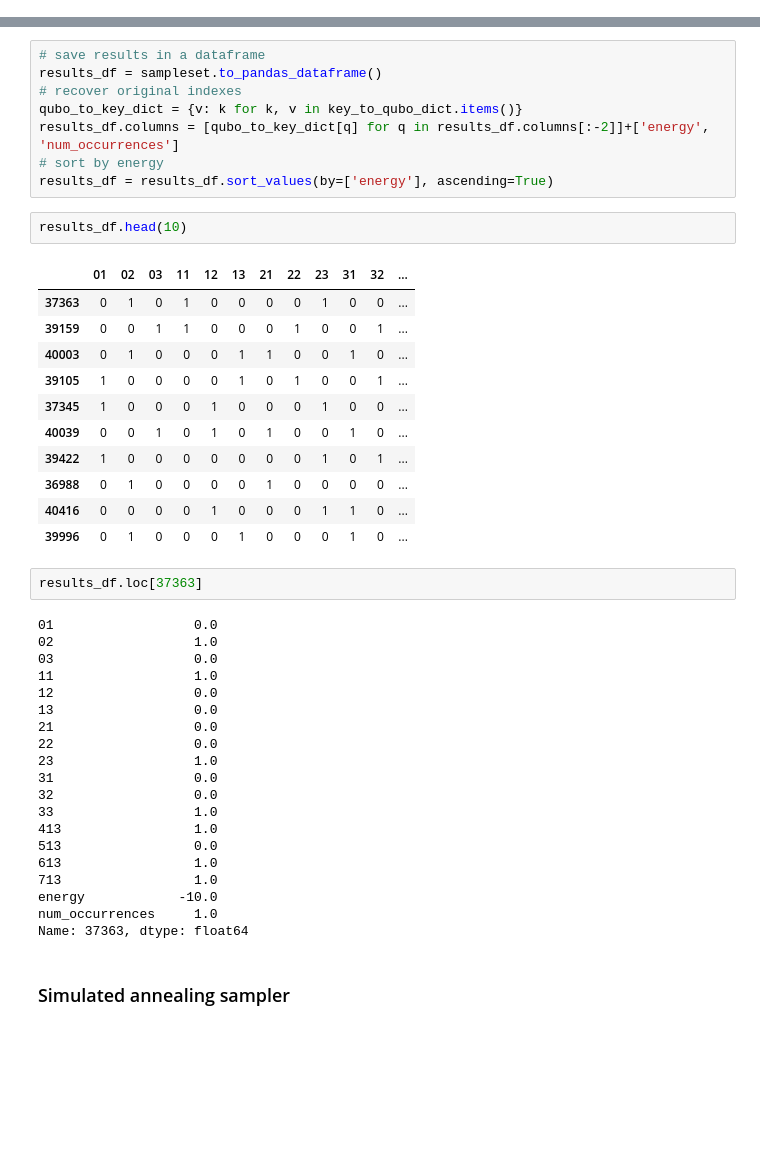
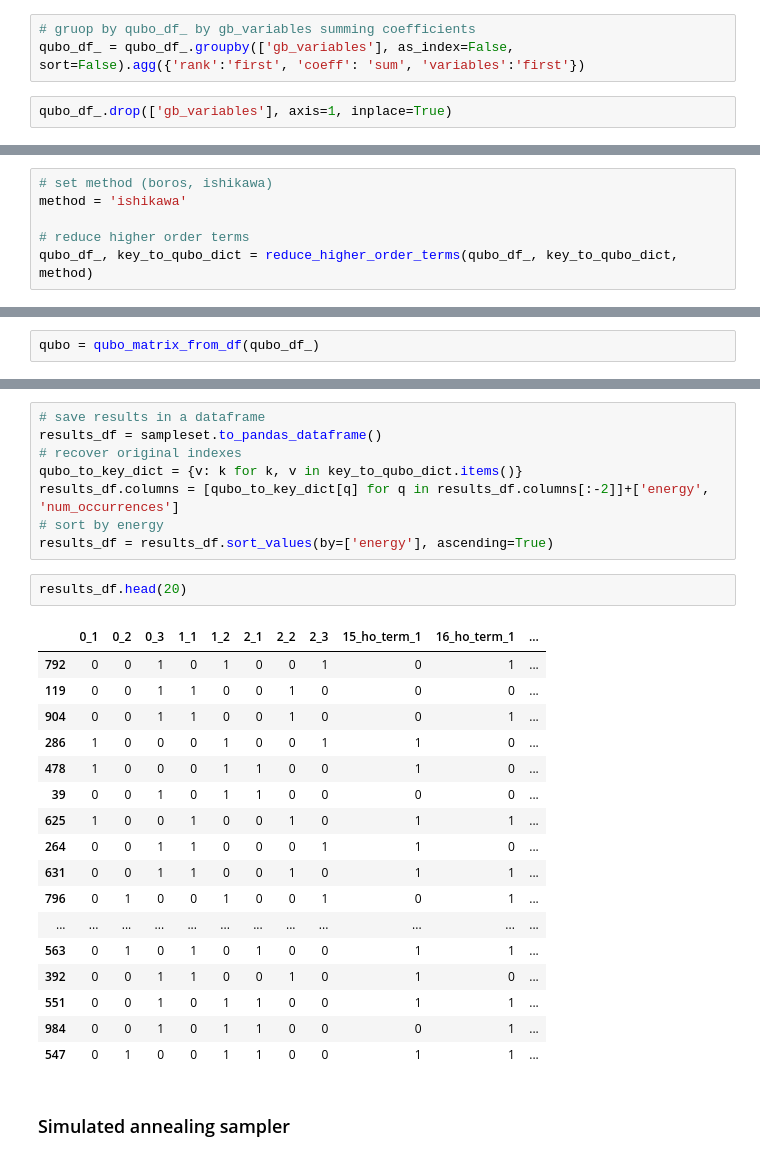
Before and after one commit to GiacomoFrn/QUBO-optimization, a Jupyter notebook: QUBO_from_spot_file.ipynb, the cells around one changed output, grey strips where cells are left out. Saved outputs shown, nothing was run; the diff lists cells and outputs as text; blank space fills up the shorter version.

```diff
--- a/encoder.ipynb
+++ b/QUBO_from_spot_file.ipynb
@@ -801,0 +841,5 @@ key_to_qubo_dict
+# %%
+# gruop by qubo_df_ by gb_variables summing coefficients
+qubo_df_ = qubo_df_.groupby(['gb_variables'], as_index=False, sort=False).agg({'rank':'first', 'coeff': 'sum', 'variables':'first'})
+# %%
+qubo_df_.drop(['gb_variables'], axis=1, inplace=True)
@@ -801,0 +848,6 @@ key_to_qubo_dict
+# %%
+# set method (boros, ishikawa)
+method = 'ishikawa'
+
+# reduce higher order terms
+qubo_df_, key_to_qubo_dict = reduce_higher_order_terms(qubo_df_, key_to_qubo_dict, method)
@@ -863,0 +865,2 @@ print_qubo(qubo, key_to_qubo_dict)
+# %%
+qubo = qubo_matrix_from_df(qubo_df_)
@@ -880,41 +901,25 @@ results_df.columns = [qubo_to_key_dict[q] for q in results_df.columns[:-2]]+['en
 # sort by energy
 results_df = results_df.sort_values(by=['energy'], ascending=True)
 # %%
-results_df.head(10)
+results_df.head(20)
 # %% [output]
-|  | 01 | 02 | 03 | 11 | 12 | 13 | 21 | 22 | 23 | 31 | 32 | ... |
-| 37363 | 0 | 1 | 0 | 1 | 0 | 0 | 0 | 0 | 1 | 0 | 0 | ... |
-| 39159 | 0 | 0 | 1 | 1 | 0 | 0 | 0 | 1 | 0 | 0 | 1 | ... |
-| 40003 | 0 | 1 | 0 | 0 | 0 | 1 | 1 | 0 | 0 | 1 | 0 | ... |
-| 39105 | 1 | 0 | 0 | 0 | 0 | 1 | 0 | 1 | 0 | 0 | 1 | ... |
-| 37345 | 1 | 0 | 0 | 0 | 1 | 0 | 0 | 0 | 1 | 0 | 0 | ... |
-| 40039 | 0 | 0 | 1 | 0 | 1 | 0 | 1 | 0 | 0 | 1 | 0 | ... |
-| 39422 | 1 | 0 | 0 | 0 | 0 | 0 | 0 | 0 | 1 | 0 | 1 | ... |
-| 36988 | 0 | 1 | 0 | 0 | 0 | 0 | 1 | 0 | 0 | 0 | 0 | ... |
-| 40416 | 0 | 0 | 0 | 0 | 1 | 0 | 0 | 0 | 1 | 1 | 0 | ... |
-| 39996 | 0 | 1 | 0 | 0 | 0 | 1 | 0 | 0 | 0 | 1 | 0 | ... |
+|  | 0_1 | 0_2 | 0_3 | 1_1 | 1_2 | 2_1 | 2_2 | 2_3 | 15_ho_term_1 | 16_ho_term_1 | ... |
+| 792 | 0 | 0 | 1 | 0 | 1 | 0 | 0 | 1 | 0 | 1 | ... |
+| 119 | 0 | 0 | 1 | 1 | 0 | 0 | 1 | 0 | 0 | 0 | ... |
+| 904 | 0 | 0 | 1 | 1 | 0 | 0 | 1 | 0 | 0 | 1 | ... |
+| 286 | 1 | 0 | 0 | 0 | 1 | 0 | 0 | 1 | 1 | 0 | ... |
+| 478 | 1 | 0 | 0 | 0 | 1 | 1 | 0 | 0 | 1 | 0 | ... |
+| 39 | 0 | 0 | 1 | 0 | 1 | 1 | 0 | 0 | 0 | 0 | ... |
+| 625 | 1 | 0 | 0 | 1 | 0 | 0 | 1 | 0 | 1 | 1 | ... |
+| 264 | 0 | 0 | 1 | 1 | 0 | 0 | 0 | 1 | 1 | 0 | ... |
+| 631 | 0 | 0 | 1 | 1 | 0 | 0 | 1 | 0 | 1 | 1 | ... |
+| 796 | 0 | 1 | 0 | 0 | 1 | 0 | 0 | 1 | 0 | 1 | ... |
+| ... | ... | ... | ... | ... | ... | ... | ... | ... | ... | ... | ... |
+| 563 | 0 | 1 | 0 | 1 | 0 | 1 | 0 | 0 | 1 | 1 | ... |
+| 392 | 0 | 0 | 1 | 1 | 0 | 0 | 1 | 0 | 1 | 0 | ... |
+| 551 | 0 | 0 | 1 | 0 | 1 | 1 | 0 | 0 | 1 | 1 | ... |
+| 984 | 0 | 0 | 1 | 0 | 1 | 1 | 0 | 0 | 0 | 1 | ... |
+| 547 | 0 | 1 | 0 | 0 | 1 | 1 | 0 | 0 | 1 | 1 | ... |
-# %%
-results_df.loc[37363]
-# %% [output]
-01                  0.0
-02                  1.0
-03                  0.0
-11                  1.0
-12                  0.0
-13                  0.0
-21                  0.0
-22                  0.0
-23                  1.0
-31                  0.0
-32                  0.0
-33                  1.0
-413                 1.0
-513                 0.0
-613                 1.0
-713                 1.0
-energy            -10.0
-num_occurrences     1.0
-Name: 37363, dtype: float64
 # %% [markdown]
 ### Simulated annealing sampler
 # %%
```
Also changed, not shown: parts of 49 cells of this notebook, 2 other files.
